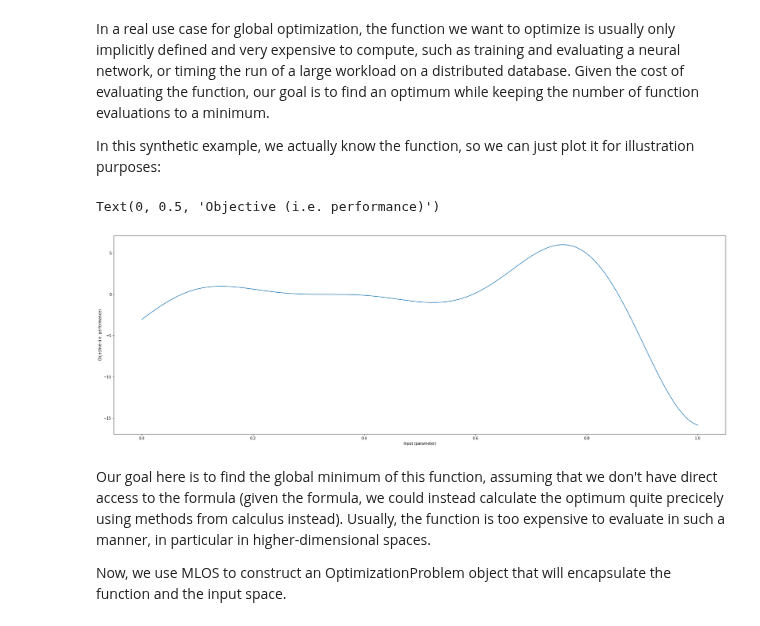
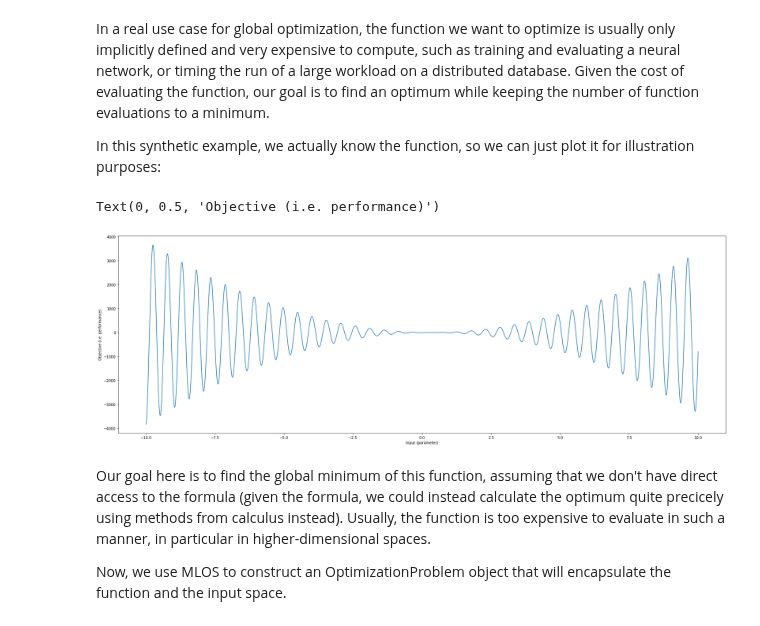
Before and after one commit to byte-sculptor/mlos_v2, a Jupyter notebook: source/Mlos.Notebooks/BayesianOptimization.ipynb, the cells around one changed output. Cells and saved outputs as stored; diff of their text form; code cells hidden in the pictures.

```diff
--- a/source/Mlos.Notebooks/BayesianOptimization.ipynb
+++ b/source/Mlos.Notebooks/BayesianOptimization.ipynb
@@ -42,16 +42,16 @@ In this synthetic example, we actually know the function, so we can just plot it
 # %%
 plt.figure(figsize=(30,10))
 # define a domain to evaluate
-line = np.linspace(0, 1, 1000)
+line = np.linspace(-10, 10, 10000)
 # evaluate function
 values = f(line)
 # plot function
 plt.plot(line, values)
 plt.xlabel("Input (parameter)")
 plt.ylabel("Objective (i.e. performance)")
 # %% [output]
 Text(0, 0.5, 'Objective (i.e. performance)')
-[figure, old version]
+[figure, new version]
 # %% [markdown]
 Our goal here is to find the global minimum of this function, assuming that we don't have direct access to the formula (given the formula, we could instead calculate the optimum quite precicely using methods from calculus instead). Usually, the function is too expensive to evaluate in such a manner, in particular in higher-dimensional spaces.
 
```
Also changed, not shown: parts of 7 cells of this notebook, 4 other files.
